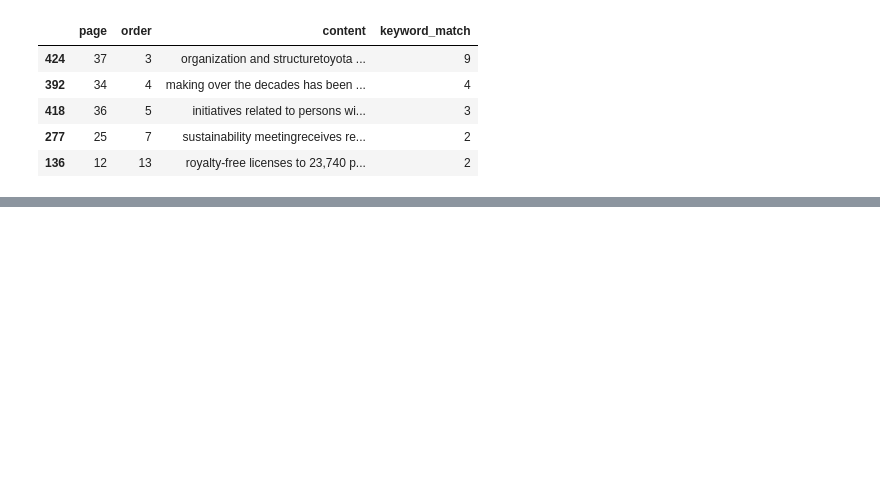
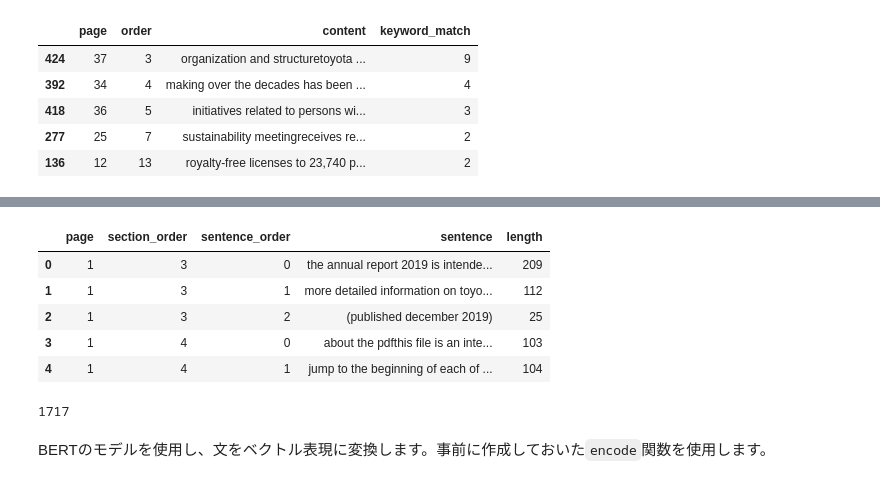
Before and after one commit to icoxfog417/esg-evaluation-by-nlp, a Jupyter notebook: notebooks/check_esg_evaluation_automatically_lab.ipynb, the cells around one changed output, grey strips where cells are left out. Drawn from its saved outputs; the diff is of its cells as text; code cells hidden in the pictures; blank space fills up the shorter version.

```diff
--- a/notebooks/check_esg_evaluation_automatically_lab.ipynb
+++ b/notebooks/check_esg_evaluation_automatically_lab.ipynb
@@ -165,0 +193,28 @@ matched.sort_values(by=["keyword_match"], ascending=False).head(5)
+# %%
+sentences = []
+for i, row in preprocessed.iterrows():
+    c = row["content"]
+    for j, s in enumerate(c.replace("•", ".").replace(";", ".").split(".")):
+        sentences.append({
+            "page": row["page"],
+            "section_order": row["order"],
+            "sentence_order": j,
+            "sentence": s,
+            "length": len(s)
+        })
+
+sentences = pd.DataFrame(sentences)
+sentences.head(5)
+# %% [output]
+|  | page | section_order | sentence_order | sentence | length |
+| 0 | 1 | 3 | 0 | the annual report 2019 is intende... | 209 |
+| 1 | 1 | 3 | 1 | more detailed information on toyo... | 112 |
+| 2 | 1 | 3 | 2 | (published december 2019) | 25 |
+| 3 | 1 | 4 | 0 | about the pdfthis file is an inte... | 103 |
+| 4 | 1 | 4 | 1 | jump to the beginning of each of ... | 104 |
+# %%
+len(sentences)
+# %% [output]
+1717
+# %% [markdown]
+BERTのモデルを使用し、文をベクトル表現に変換します。事前に作成しておいた`encode`関数を使用します。
```
Also changed, not shown: parts of 47 cells of this notebook.
